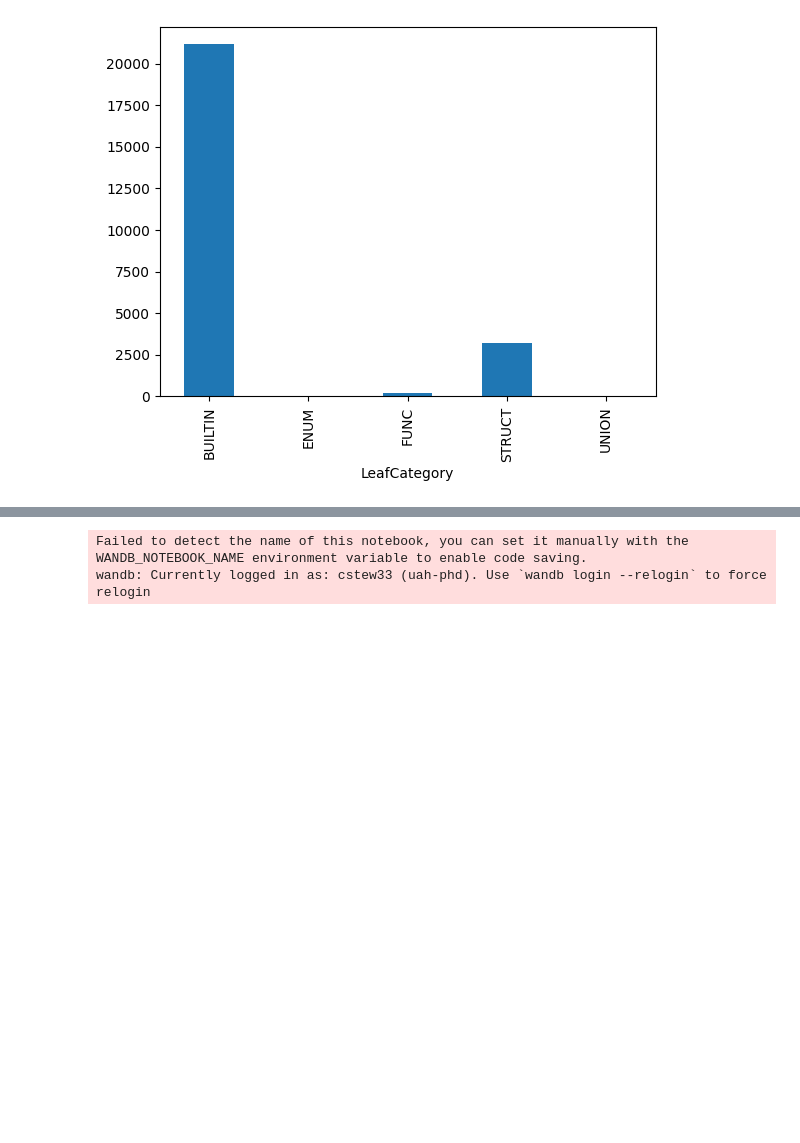
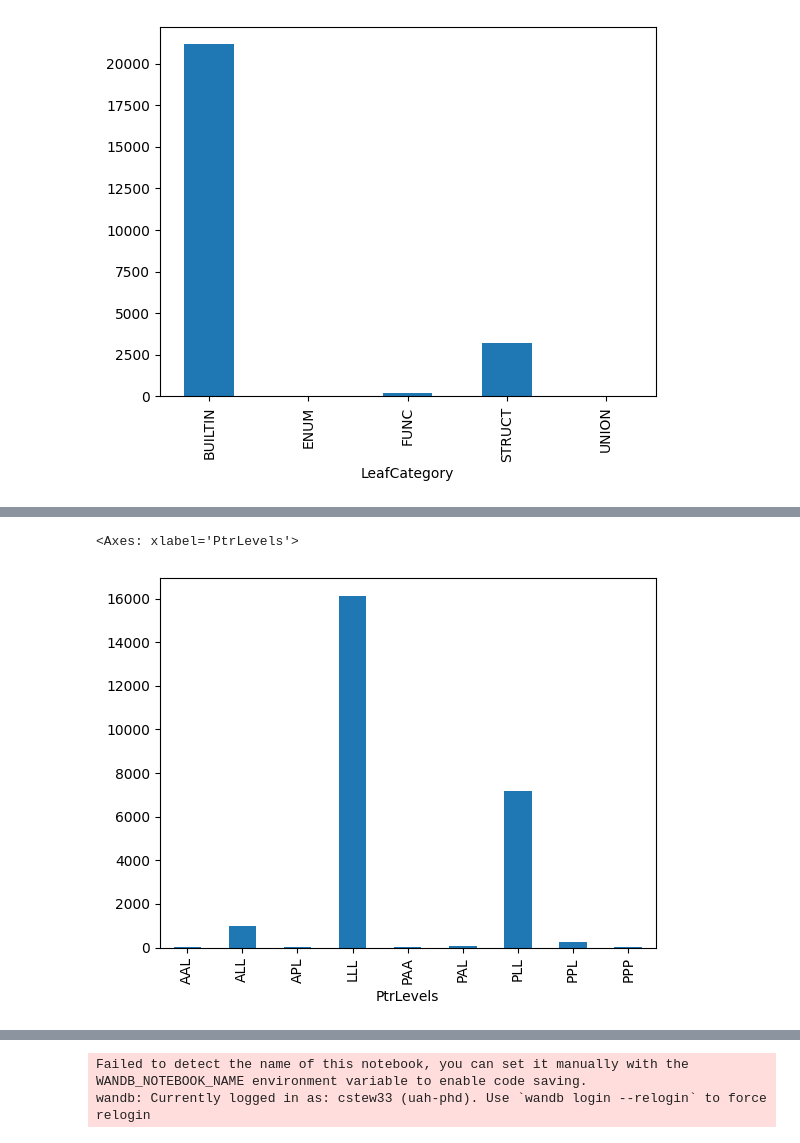
Before and after one commit to lasserre/datatype-recovery-experiments, a Jupyter notebook: notebooks/eval_NEW_ENCODING.ipynb, the cells around one changed output, grey strips where cells are left out. Saved outputs shown, nothing was run; the diff lists cells and outputs as text; code cells hidden in the pictures; blank space fills up the shorter version.

```diff
--- a/notebooks/eval_NEW_ENCODING.ipynb
+++ b/notebooks/eval_NEW_ENCODING.ipynb
@@ -51,0 +111,5 @@ df.groupby('LeafCategory').count().FunctionStart.plot(kind='bar')
+# %%
+df.groupby('PtrLevels').count().FunctionStart.plot(kind='bar')
+# %% [output]
+<Axes: xlabel='PtrLevels'>
+[figure, added]
```
Also changed, not shown: parts of 13 cells of this notebook, 2 other files.
